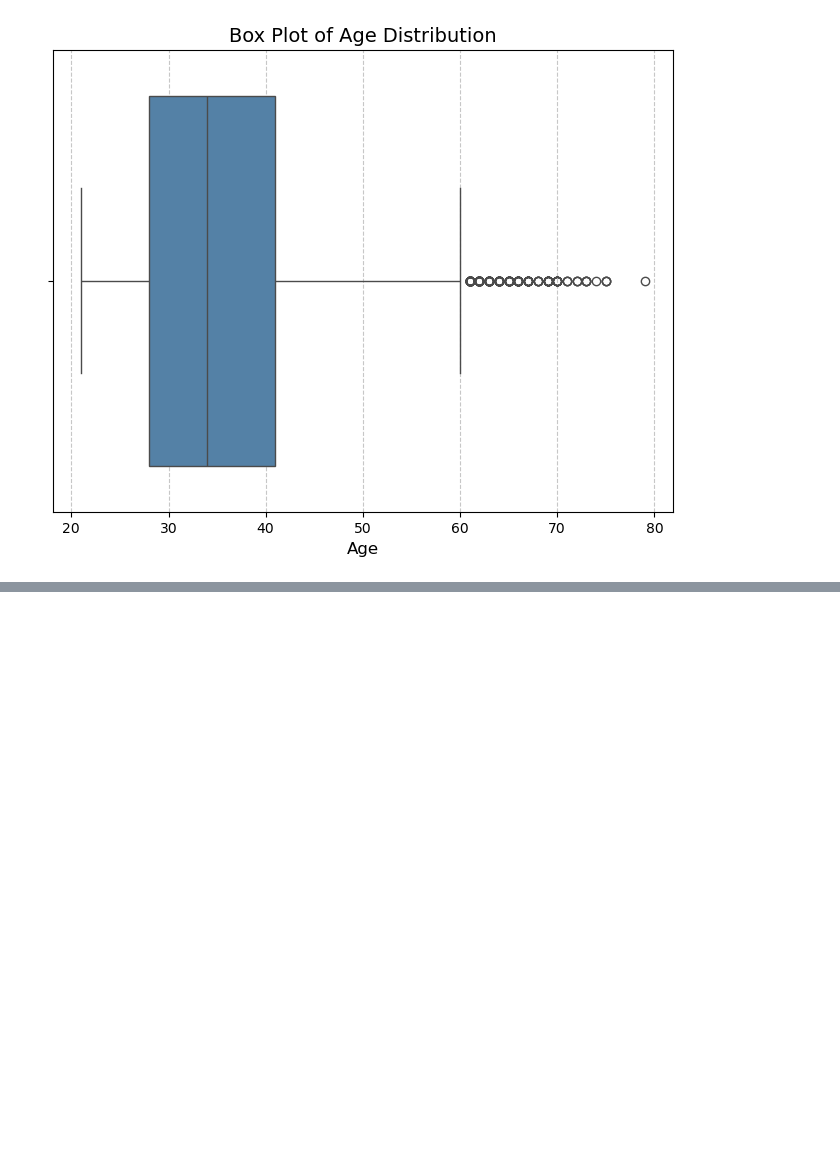
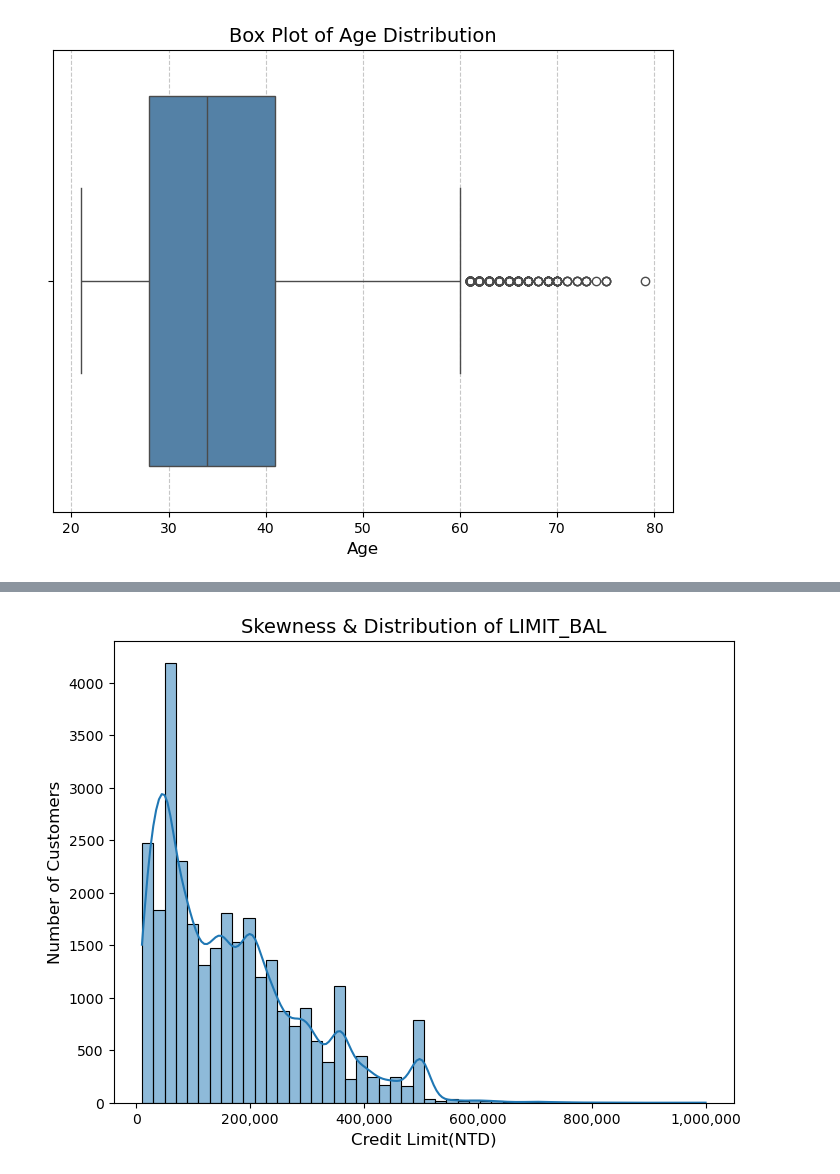
Before and after one commit to Chitrashree0910/AI-Driven_Credit_Risk_-_Fraud_Analytics, a Jupyter notebook: notebooks/01_data_cleaning.ipynb, the cells around one changed output, grey strips where cells are left out. Saved outputs shown, nothing was run; the diff lists cells and outputs as text; code cells hidden in the pictures; blank space fills up the shorter version.

```diff
--- a/notebooks/01_data_cleaning.ipynb
+++ b/notebooks/01_data_cleaning.ipynb
@@ -178,0 +193,3 @@ Observations:
+# %%
+# Dropping the data above 75 years old
+df_copy = df_copy[df_copy['AGE'] <= 75]
@@ -178,0 +262,3 @@ Observations:
+# %%
+# Creating a new column to store premium clients limit
+df_copy['HIGH_CREDIT_LIMIT'] = df_copy['LIMIT_BAL'].apply(lambda x: 1 if x > 525000.0 else 0)
@@ -178,0 +294,18 @@ Observations:
+# %%
+# plotting a box plot to check the Skewness & Distribution of LIMIT_BAL
+import seaborn as sns
+import matplotlib.pyplot as plt
+
+plt.figure(figsize=(8,6))
+sns.histplot(x=df_copy['LIMIT_BAL'], bins = 50, kde = True)
+
+# Adding title and labels
+plt.title('Skewness & Distribution of LIMIT_BAL', fontsize=14)
+plt.xlabel('Credit Limit(NTD)', fontsize = 12)
+plt.ylabel('Number of Customers', fontsize = 12)
+
+plt.xticks(ticks = range(0, 1100000, 200000), labels = [f"{x:,}" for x in range(0, 1100000, 200000)], fontsize = 10)
+
+plt.show()
+# %% [output]
+[figure, added]
```
Also changed, not shown: parts of 41 cells of this notebook, 9 other files.
